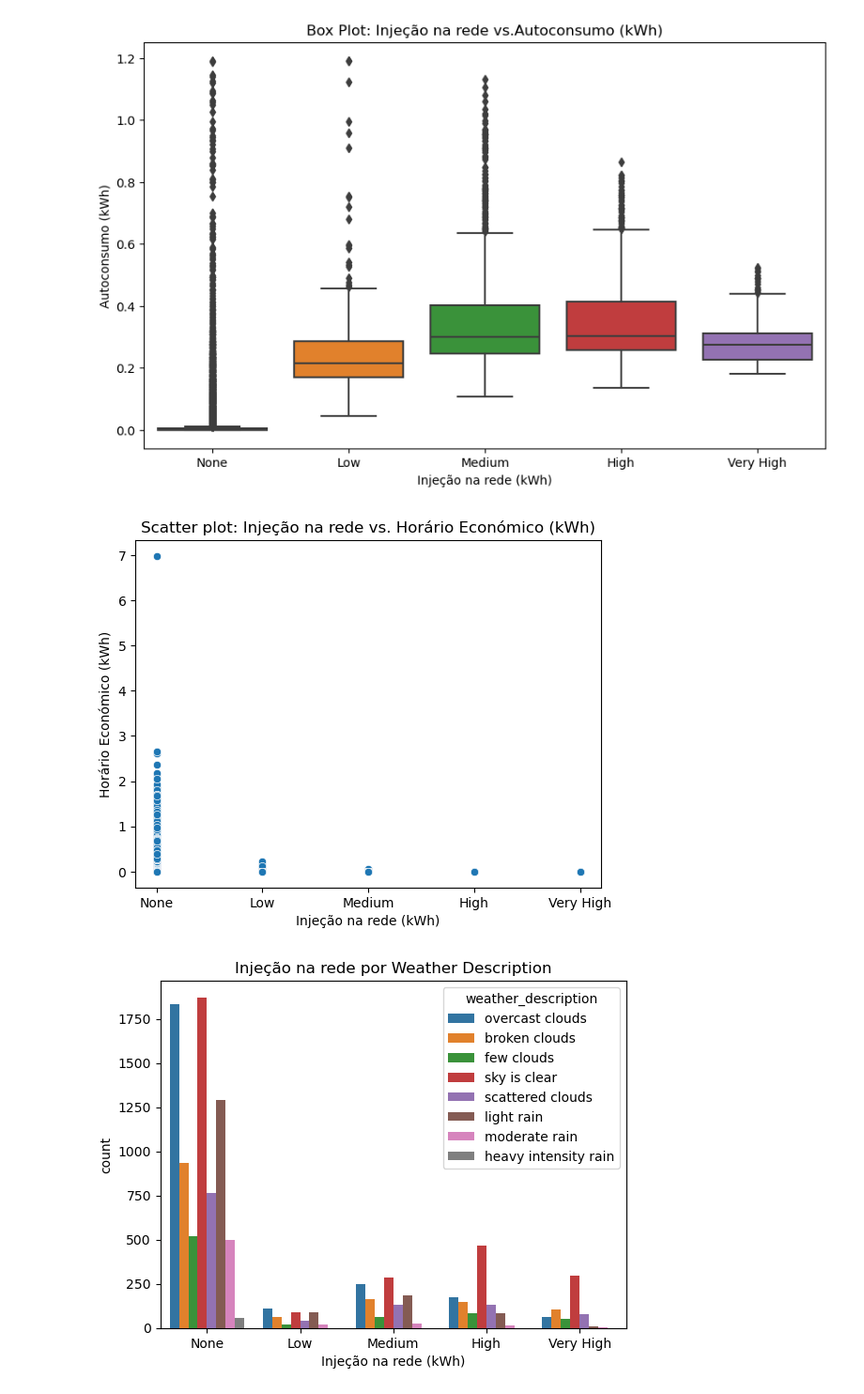
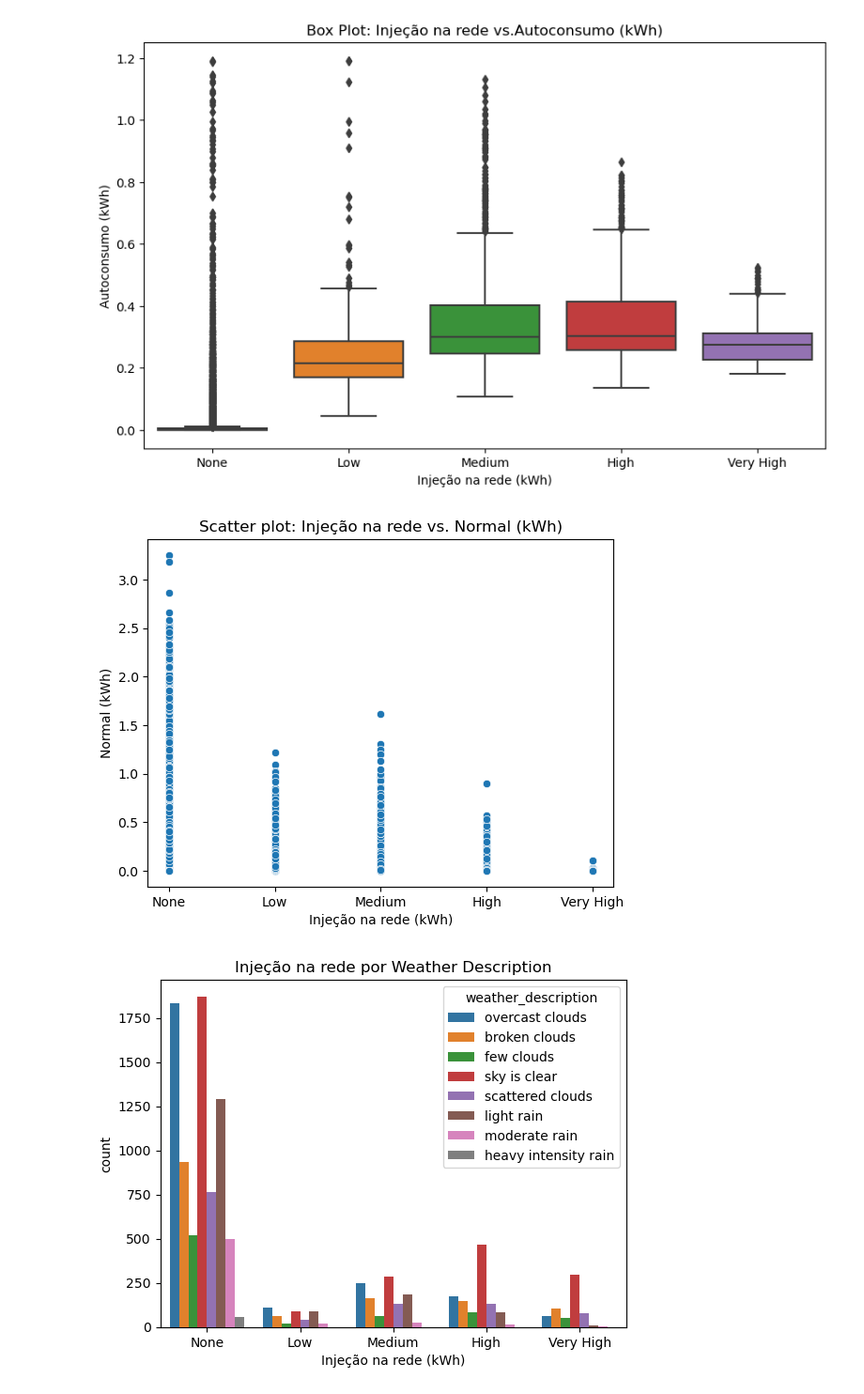
Before and after one commit to orlandopalmeira/Trabalho-DAA-2023-2024, a Jupyter notebook: Tarefa_2/tarefa_2_get_data.ipynb, the cells around one changed output. Shown at 94% size. Drawn from its saved outputs; the diff is of its cells as text; code cells hidden in the pictures.

```diff
--- a/Tarefa_2/tarefa_2_get_data.ipynb
+++ b/Tarefa_2/tarefa_2_get_data.ipynb
@@ -552,11 +552,11 @@ plt.show()
 # %% [output]
 [figure]
 # %%
-sns.scatterplot(x='Injeção na rede (kWh)', y='Horário Económico (kWh)', data=data_treino)
-plt.title('Scatter plot: Injeção na rede vs. Horário Económico (kWh)')
+sns.scatterplot(x='Injeção na rede (kWh)', y='Normal (kWh)', data=data_treino)
+plt.title('Scatter plot: Injeção na rede vs. Normal (kWh)')
 plt.show()
 # %% [output]
-[figure, old version]
+[figure, new version]
 # %%
 # sns.boxplot(x='Injeção na rede (kWh)', y='weather_description', data=data_treino)
 sns.countplot(x='Injeção na rede (kWh)', hue='weather_description', data=data_treino)
```
